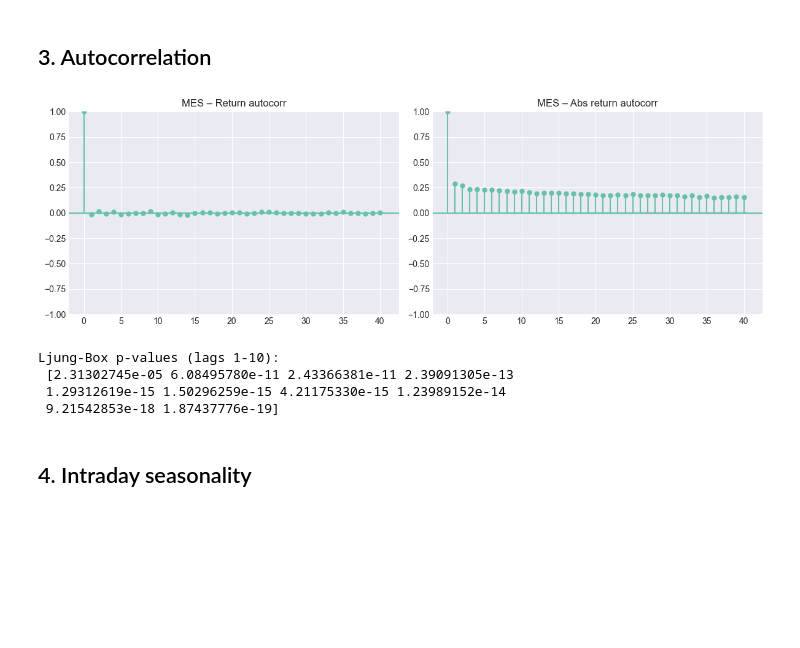
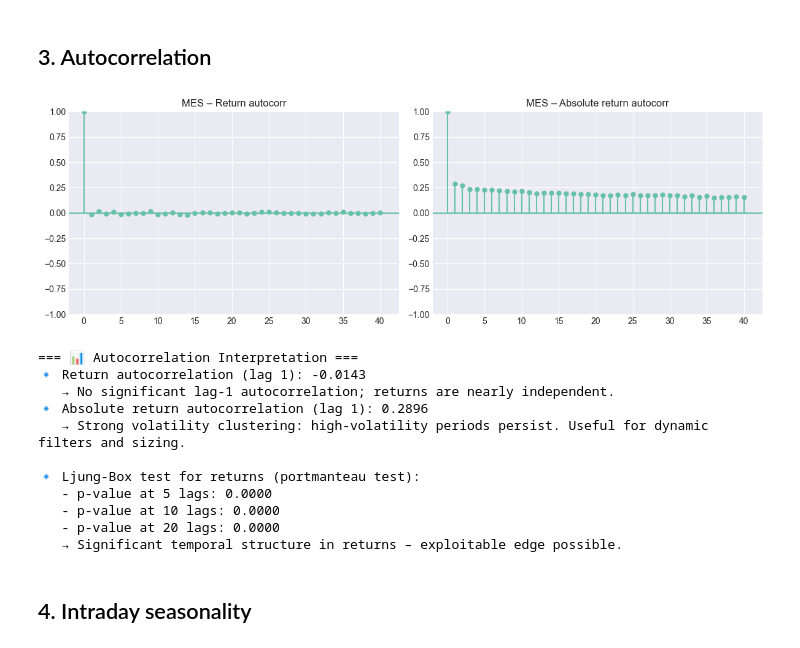
Before and after one commit to Andres-GP/Alphaca-Capital-Research, a Jupyter notebook: research/competitions/June2026_ninja/MES_research.ipynb, the cells around one changed output. Cells and saved outputs as stored; diff of their text form; code cells hidden in the pictures; blank space fills up the shorter version.

```diff
--- a/research/competitions/June2026_ninja/MES_research.ipynb
+++ b/research/competitions/June2026_ninja/MES_research.ipynb
@@ -75,21 +79,56 @@ Mean volume: 1097
 # %% [markdown]
 ## 3. Autocorrelation
 # %%
+
 fig, axes = plt.subplots(1, 2, figsize=(12,4))
 plot_acf(df['return'].dropna(), lags=40, ax=axes[0], title=f'{INSTRUMENT} – Return autocorr')
-plot_acf(df['abs_return'].dropna(), lags=40, ax=axes[1], title=f'{INSTRUMENT} – Abs return autocorr')
+plot_acf(df['abs_return'].dropna(), lags=40, ax=axes[1], title=f'{INSTRUMENT} – Absolute return autocorr')
 plt.tight_layout()
 plt.show()
 
 from statsmodels.stats.diagnostic import acorr_ljungbox
-lb_test = acorr_ljungbox(df['return'].dropna(), lags=10, return_df=True)
-print("Ljung‑Box p‑values (lags 1-10):\n", lb_test['lb_pvalue'].values)
+
+acf_ret = pd.Series(df['return'].dropna()).autocorr(lag=1)
+acf_abs = pd.Series(df['abs_return'].dropna()).autocorr(lag=1)
+
+lb = acorr_ljungbox(df['return'].dropna(), lags=[5,10,20], return_df=True)
+
+print("\n=== 📊 Autocorrelation Interpretation ===")
+print(f"🔹 Return autocorrelation (lag 1): {acf_ret:.4f}")
+if acf_ret > 0.05:
+    print("   → Weak momentum effect: positive returns tend to be followed by positive returns (1-min horizon).")
+elif acf_ret < -0.05:
+    print("   → Weak mean reversion: positive returns tend to be followed by negative returns.")
+else:
+    print("   → No significant lag-1 autocorrelation; returns are nearly independent.")
+
+print(f"🔹 Absolute return autocorrelation (lag 1): {acf_abs:.4f}")
+if acf_abs > 0.10:
+    print("   → Strong volatility clustering: high-volatility periods persist. Useful for dynamic filters and sizing.")
+else:
+    print("   → Low persistence in volatility; market conditions change rapidly.")
+
+print("\n🔹 Ljung‑Box test for returns (portmanteau test):")
+print(f"   - p-value at 5 lags: {lb['lb_pvalue'].iloc[0]:.4f}")
+print(f"   - p-value at 10 lags: {lb['lb_pvalue'].iloc[1]:.4f}")
+print(f"   - p-value at 20 lags: {lb['lb_pvalue'].iloc[2]:.4f}")
+if lb['lb_pvalue'].iloc[0] < 0.05:
+    print("   → Significant temporal structure in returns – exploitable edge possible.")
+else:
+    print("   → Cannot reject white noise hypothesis; pure directional edge may be weak.")
 # %% [output]
-[figure, old version]
+[figure, new version]
-Ljung‑Box p‑values (lags 1-10):
- [2.31302745e-05 6.08495780e-11 2.43366381e-11 2.39091305e-13
- 1.29312619e-15 1.50296259e-15 4.21175330e-15 1.23989152e-14
- 9.21542853e-18 1.87437776e-19]
+=== 📊 Autocorrelation Interpretation ===
+🔹 Return autocorrelation (lag 1): -0.0143
+   → No significant lag-1 autocorrelation; returns are nearly independent.
+🔹 Absolute return autocorrelation (lag 1): 0.2896
+   → Strong volatility clustering: high-volatility periods persist. Useful for dynamic filters and sizing.
+
+🔹 Ljung‑Box test for returns (portmanteau test):
+   - p-value at 5 lags: 0.0000
+   - p-value at 10 lags: 0.0000
+   - p-value at 20 lags: 0.0000
+   → Significant temporal structure in returns – exploitable edge possible.
 # %% [markdown]
 ## 4. Intraday seasonality
 # %%
```
Also changed, not shown: parts of 5 cells of this notebook, 4 other files.
